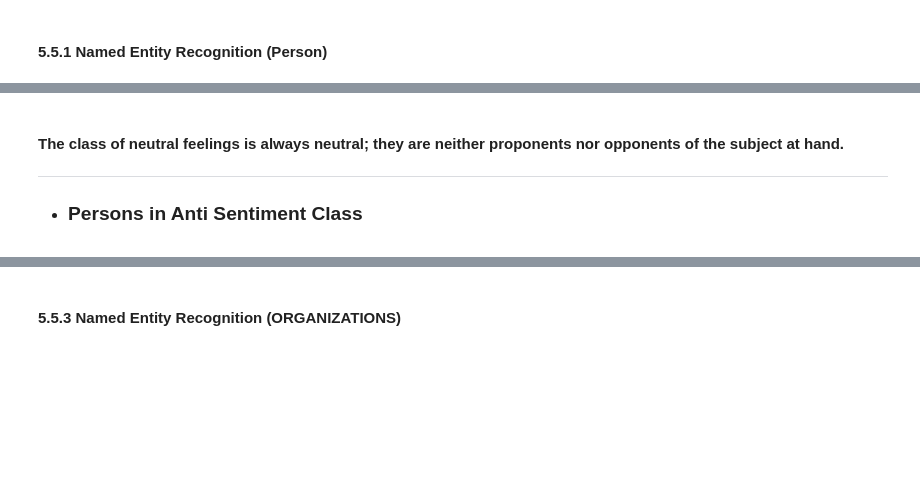
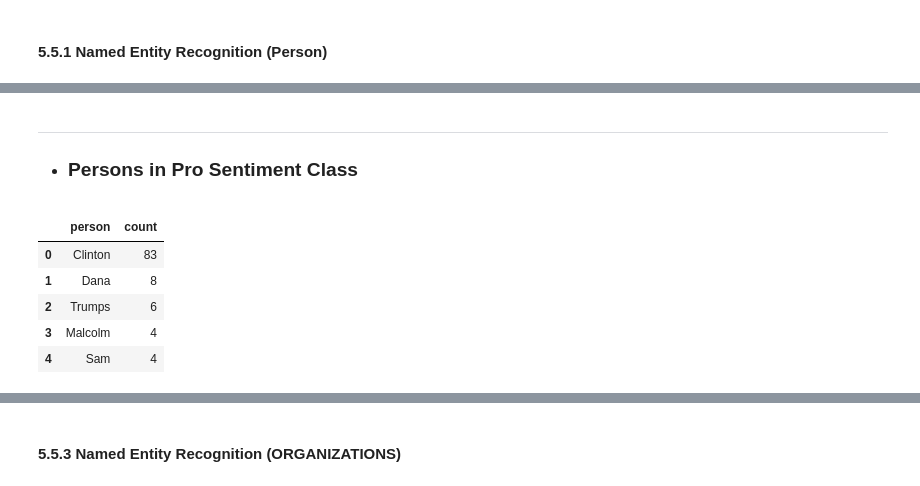
Before and after one commit to Hasanaraji/classification-predict-streamlit-template, a Jupyter notebook: resources/Climate_change_Siders_analytics.ipynb, the cells around one changed output, grey strips where cells are left out. Drawn from its saved outputs; the diff is of its cells as text; code cells hidden in the pictures; blank space fills up the shorter version.

```diff
--- a/resources/Climate_change_Siders_analytics.ipynb
+++ b/resources/Climate_change_Siders_analytics.ipynb
@@ -970,27 +1236,32 @@ fig.show()
+# %% [markdown]
+---
+* ### Persons in Pro Sentiment Class
 # %%
 #PEOPLE INCLUDED IN PRO SENTIMENT
-train_pro = train[train['sent_labels'] == 'Anti']
+train_pro = train[train['sent_labels'] == 'Pro']
 tokens = nlp(''.join(str(train_pro['message'].tolist())))
 items = [word.text for word in tokens.ents]
 
 person_list = []
 for ent in tokens.ents:
     if ent.label_ =='PERSON':
          person_list.append(ent.text)
 
 person_counts = Counter(person_list).most_common()
 
 df_pro = pd.DataFrame(person_counts, columns=['person','count'])
 df_pro['person'] = df_pro['person'].str.capitalize()
 
 df_pro.head(5)
+# %% [output]
+|  | person | count |
+| 0 | Clinton | 83 |
+| 1 | Dana | 8 |
+| 2 | Trumps | 6 |
+| 3 | Malcolm | 4 |
+| 4 | Sam | 4 |
 # %%
 fig = px.treemap(df_pro, path=['person'],title='Treemap chart by Top Persons in the Pro Sentiment Section',
                  values='count', color= "count")
 
 fig.show()
-# %% [markdown]
-#### The class of neutral feelings is always neutral; they are neither proponents nor opponents of the subject at hand.
-
----
-* ### Persons in Anti Sentiment Class
```
Also changed, not shown: parts of 84 cells of this notebook, 3 other files.
